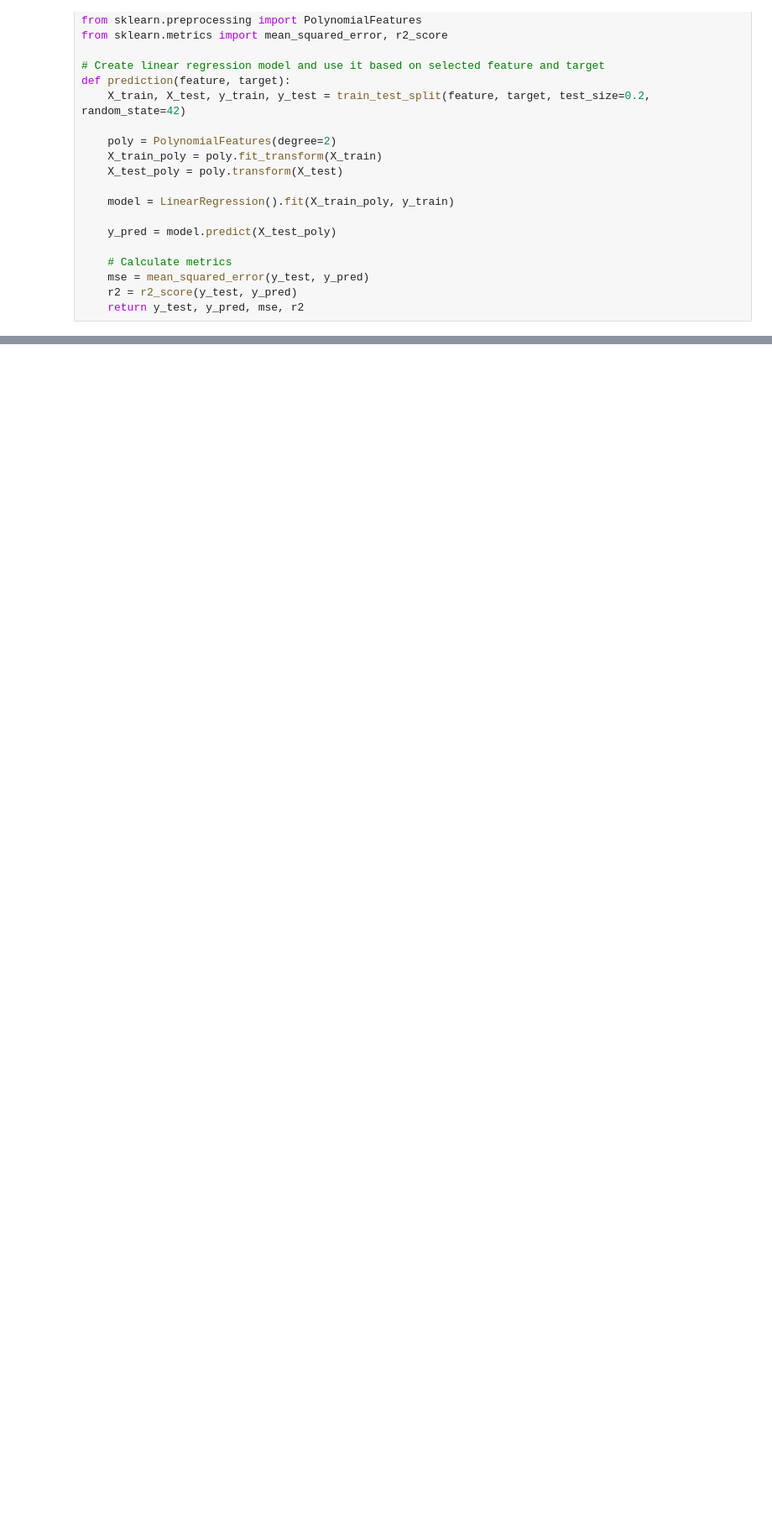
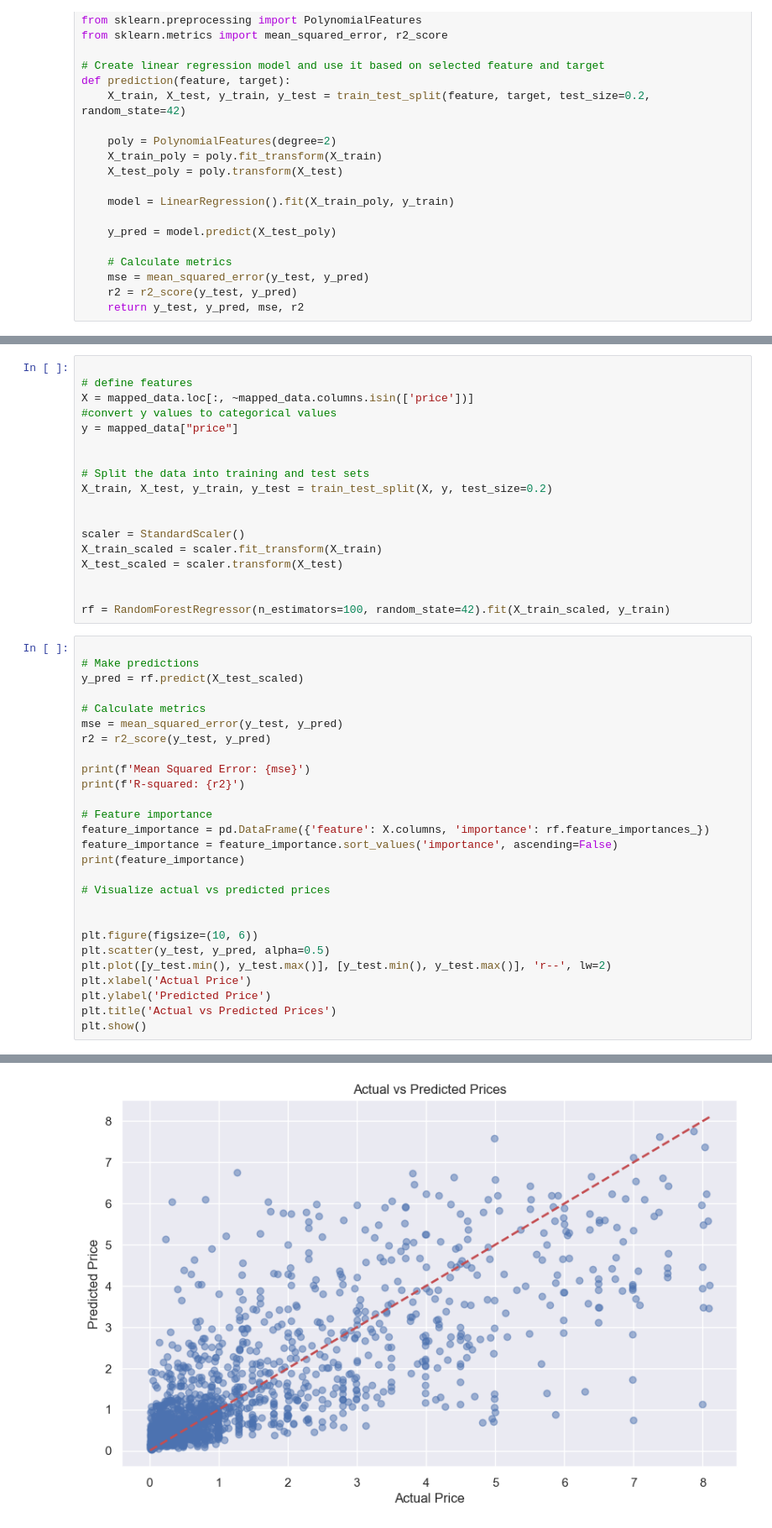
Before and after one commit to victorhg/aai-500-final-project, a Jupyter notebook: notebooks/ols_random-forest.ipynb, the cells around one changed output, grey strips where cells are left out. Shown at 84% size. Drawn from its saved outputs; the diff is of its cells as text; blank space fills up the shorter version.

Commit message:
random forest working!!

```diff
--- a/notebooks/ols_random-forest.ipynb
+++ b/notebooks/ols_random-forest.ipynb
@@ -214,0 +218,46 @@ R-squared: 0.2808402004287285
+# %%
+
+# define features
+X = mapped_data.loc[:, ~mapped_data.columns.isin(['price'])]
+#convert y values to categorical values
+y = mapped_data["price"]
+
+
+# Split the data into training and test sets
+X_train, X_test, y_train, y_test = train_test_split(X, y, test_size=0.2)
+
+
+scaler = StandardScaler()
+X_train_scaled = scaler.fit_transform(X_train)
+X_test_scaled = scaler.transform(X_test)
+
+
+rf = RandomForestRegressor(n_estimators=100, random_state=42).fit(X_train_scaled, y_train)
+# %%
+
+# Make predictions
+y_pred = rf.predict(X_test_scaled)
+
+# Calculate metrics
+mse = mean_squared_error(y_test, y_pred)
+r2 = r2_score(y_test, y_pred)
+
+print(f'Mean Squared Error: {mse}')
+print(f'R-squared: {r2}')
+
+# Feature importance
+feature_importance = pd.DataFrame({'feature': X.columns, 'importance': rf.feature_importances_})
+feature_importance = feature_importance.sort_values('importance', ascending=False)
+print(feature_importance)
+
+# Visualize actual vs predicted prices
+
+
+plt.figure(figsize=(10, 6))
+plt.scatter(y_test, y_pred, alpha=0.5)
+plt.plot([y_test.min(), y_test.max()], [y_test.min(), y_test.max()], 'r--', lw=2)
+plt.xlabel('Actual Price')
+plt.ylabel('Predicted Price')
+plt.title('Actual vs Predicted Prices')
+plt.show()
+# %% [output]
@@ -214,0 +281 @@ R-squared: 0.2808402004287285
+[figure, added]
```
Also changed, not shown: parts of 13 cells of this notebook, 1 other file.
